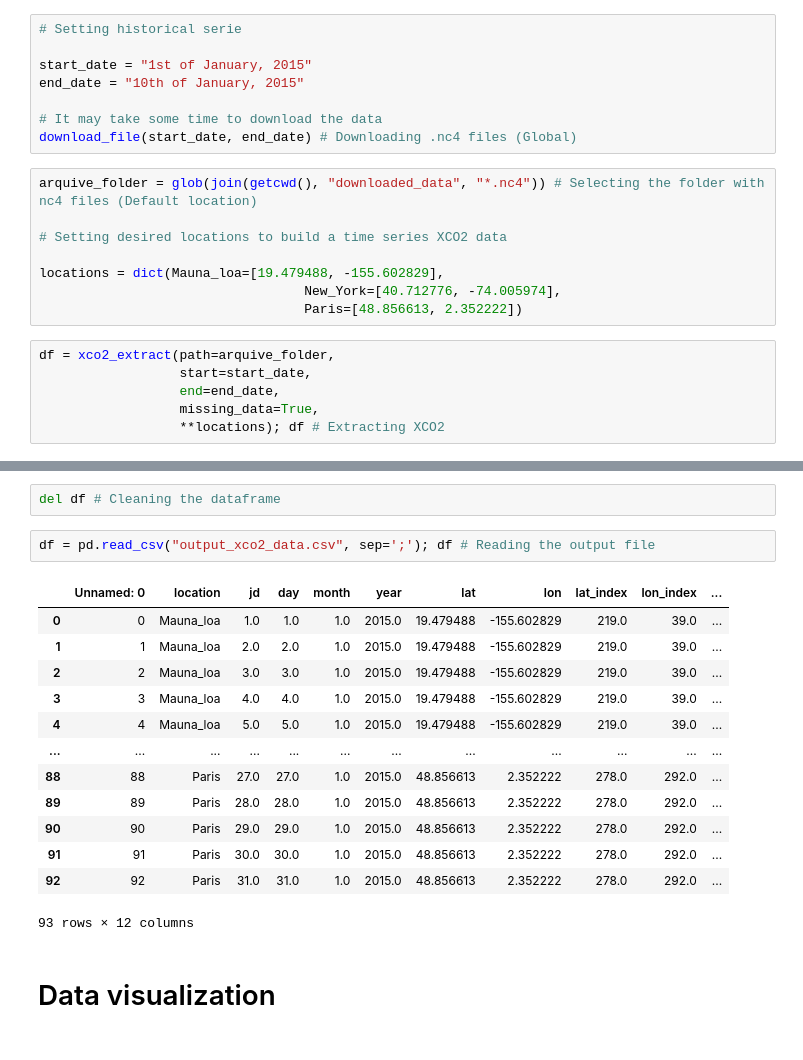
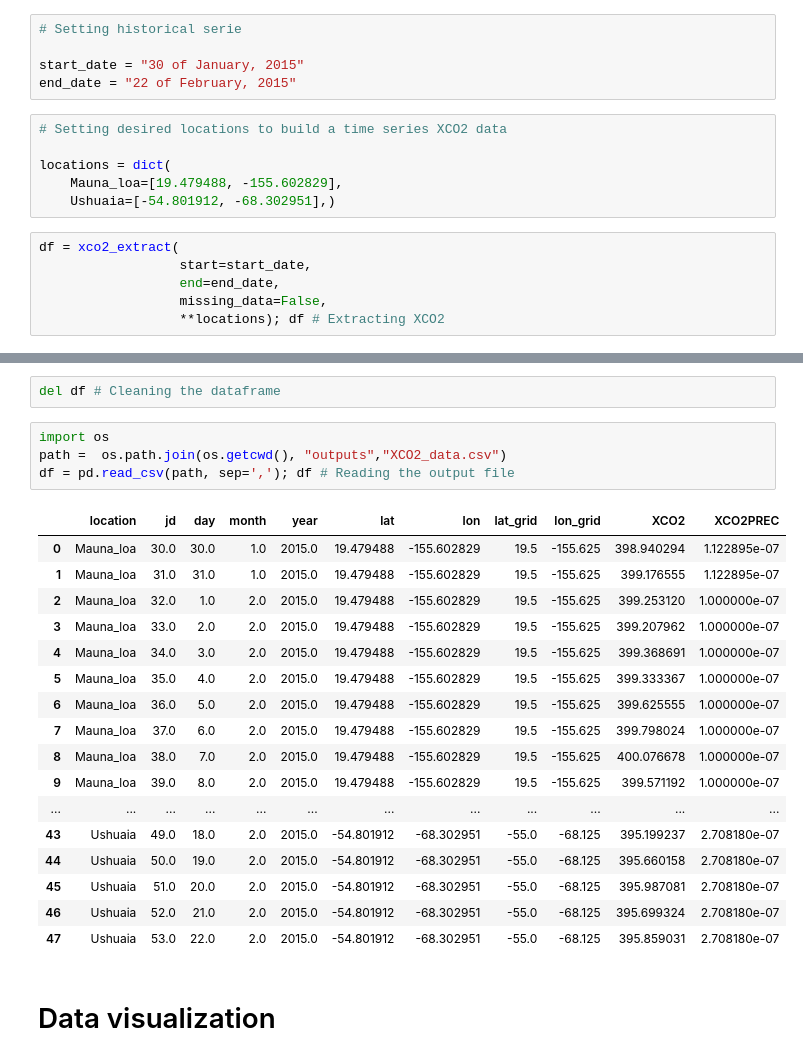
Before and after one commit to henriquefl24/xcodex, a Jupyter notebook: xcodex_tutorial.ipynb, the cells around one changed output, grey strips where cells are left out. Cells and saved outputs as stored; diff of their text form.

```diff
--- a/xcodex_tutorial.ipynb
+++ b/xcodex_tutorial.ipynb
@@ -12,23 +14,18 @@ from xcodex.main import download_file, xco2_extract
 # %%
 # Setting historical serie
 
-start_date = "1st of January, 2015"
-end_date = "10th of January, 2015"
-
-# It may take some time to download the data
-download_file(start_date, end_date) # Downloading .nc4 files (Global)
+start_date = "30 of January, 2015"
+end_date = "22 of February, 2015"
 # %%
-arquive_folder = glob(join(getcwd(), "downloaded_data", "*.nc4")) # Selecting the folder with nc4 files (Default location)
-
 # Setting desired locations to build a time series XCO2 data
 
-locations = dict(Mauna_loa=[19.479488, -155.602829],
-                                  New_York=[40.712776, -74.005974],
-                                  Paris=[48.856613, 2.352222])
+locations = dict(
+    Mauna_loa=[19.479488, -155.602829],
+    Ushuaia=[-54.801912, -68.302951],)
 # %%
-df = xco2_extract(path=arquive_folder,
+df = xco2_extract(
                   start=start_date,
                   end=end_date,
-                  missing_data=True,
+                  missing_data=False,
                   **locations); df # Extracting XCO2
 # %% [output]
@@ -50,21 +49,27 @@ New subset created
 # %%
 del df # Cleaning the dataframe
 # %%
-df = pd.read_csv("output_xco2_data.csv", sep=';'); df # Reading the output file
+import os
+path =  os.path.join(os.getcwd(), "outputs","XCO2_data.csv")
+df = pd.read_csv(path, sep=','); df # Reading the output file
 # %% [output]
-|  | Unnamed: 0 | location | jd | day | month | year | lat | lon | lat_index | lon_index | ... |
-| 0 | 0 | Mauna_loa | 1.0 | 1.0 | 1.0 | 2015.0 | 19.479488 | -155.602829 | 219.0 | 39.0 | ... |
-| 1 | 1 | Mauna_loa | 2.0 | 2.0 | 1.0 | 2015.0 | 19.479488 | -155.602829 | 219.0 | 39.0 | ... |
-| 2 | 2 | Mauna_loa | 3.0 | 3.0 | 1.0 | 2015.0 | 19.479488 | -155.602829 | 219.0 | 39.0 | ... |
-| 3 | 3 | Mauna_loa | 4.0 | 4.0 | 1.0 | 2015.0 | 19.479488 | -155.602829 | 219.0 | 39.0 | ... |
-| 4 | 4 | Mauna_loa | 5.0 | 5.0 | 1.0 | 2015.0 | 19.479488 | -155.602829 | 219.0 | 39.0 | ... |
+|  | location | jd | day | month | year | lat | lon | lat_grid | lon_grid | XCO2 | XCO2PREC |
+| 0 | Mauna_loa | 30.0 | 30.0 | 1.0 | 2015.0 | 19.479488 | -155.602829 | 19.5 | -155.625 | 398.940294 | 1.122895e-07 |
+| 1 | Mauna_loa | 31.0 | 31.0 | 1.0 | 2015.0 | 19.479488 | -155.602829 | 19.5 | -155.625 | 399.176555 | 1.122895e-07 |
+| 2 | Mauna_loa | 32.0 | 1.0 | 2.0 | 2015.0 | 19.479488 | -155.602829 | 19.5 | -155.625 | 399.253120 | 1.000000e-07 |
+| 3 | Mauna_loa | 33.0 | 2.0 | 2.0 | 2015.0 | 19.479488 | -155.602829 | 19.5 | -155.625 | 399.207962 | 1.000000e-07 |
+| 4 | Mauna_loa | 34.0 | 3.0 | 2.0 | 2015.0 | 19.479488 | -155.602829 | 19.5 | -155.625 | 399.368691 | 1.000000e-07 |
+| 5 | Mauna_loa | 35.0 | 4.0 | 2.0 | 2015.0 | 19.479488 | -155.602829 | 19.5 | -155.625 | 399.333367 | 1.000000e-07 |
+| 6 | Mauna_loa | 36.0 | 5.0 | 2.0 | 2015.0 | 19.479488 | -155.602829 | 19.5 | -155.625 | 399.625555 | 1.000000e-07 |
+| 7 | Mauna_loa | 37.0 | 6.0 | 2.0 | 2015.0 | 19.479488 | -155.602829 | 19.5 | -155.625 | 399.798024 | 1.000000e-07 |
+| 8 | Mauna_loa | 38.0 | 7.0 | 2.0 | 2015.0 | 19.479488 | -155.602829 | 19.5 | -155.625 | 400.076678 | 1.000000e-07 |
+| 9 | Mauna_loa | 39.0 | 8.0 | 2.0 | 2015.0 | 19.479488 | -155.602829 | 19.5 | -155.625 | 399.571192 | 1.000000e-07 |
 | ... | ... | ... | ... | ... | ... | ... | ... | ... | ... | ... | ... |
-| 88 | 88 | Paris | 27.0 | 27.0 | 1.0 | 2015.0 | 48.856613 | 2.352222 | 278.0 | 292.0 | ... |
-| 89 | 89 | Paris | 28.0 | 28.0 | 1.0 | 2015.0 | 48.856613 | 2.352222 | 278.0 | 292.0 | ... |
-| 90 | 90 | Paris | 29.0 | 29.0 | 1.0 | 2015.0 | 48.856613 | 2.352222 | 278.0 | 292.0 | ... |
-| 91 | 91 | Paris | 30.0 | 30.0 | 1.0 | 2015.0 | 48.856613 | 2.352222 | 278.0 | 292.0 | ... |
-| 92 | 92 | Paris | 31.0 | 31.0 | 1.0 | 2015.0 | 48.856613 | 2.352222 | 278.0 | 292.0 | ... |
+| 43 | Ushuaia | 49.0 | 18.0 | 2.0 | 2015.0 | -54.801912 | -68.302951 | -55.0 | -68.125 | 395.199237 | 2.708180e-07 |
+| 44 | Ushuaia | 50.0 | 19.0 | 2.0 | 2015.0 | -54.801912 | -68.302951 | -55.0 | -68.125 | 395.660158 | 2.708180e-07 |
+| 45 | Ushuaia | 51.0 | 20.0 | 2.0 | 2015.0 | -54.801912 | -68.302951 | -55.0 | -68.125 | 395.987081 | 2.708180e-07 |
+| 46 | Ushuaia | 52.0 | 21.0 | 2.0 | 2015.0 | -54.801912 | -68.302951 | -55.0 | -68.125 | 395.699324 | 2.708180e-07 |
+| 47 | Ushuaia | 53.0 | 22.0 | 2.0 | 2015.0 | -54.801912 | -68.302951 | -55.0 | -68.125 | 395.859031 | 2.708180e-07 |
-93 rows × 12 columns
 # %% [markdown]
 # Data visualization
 # %%
```
Also changed, not shown: parts of 4 cells of this notebook, 9 other files.
